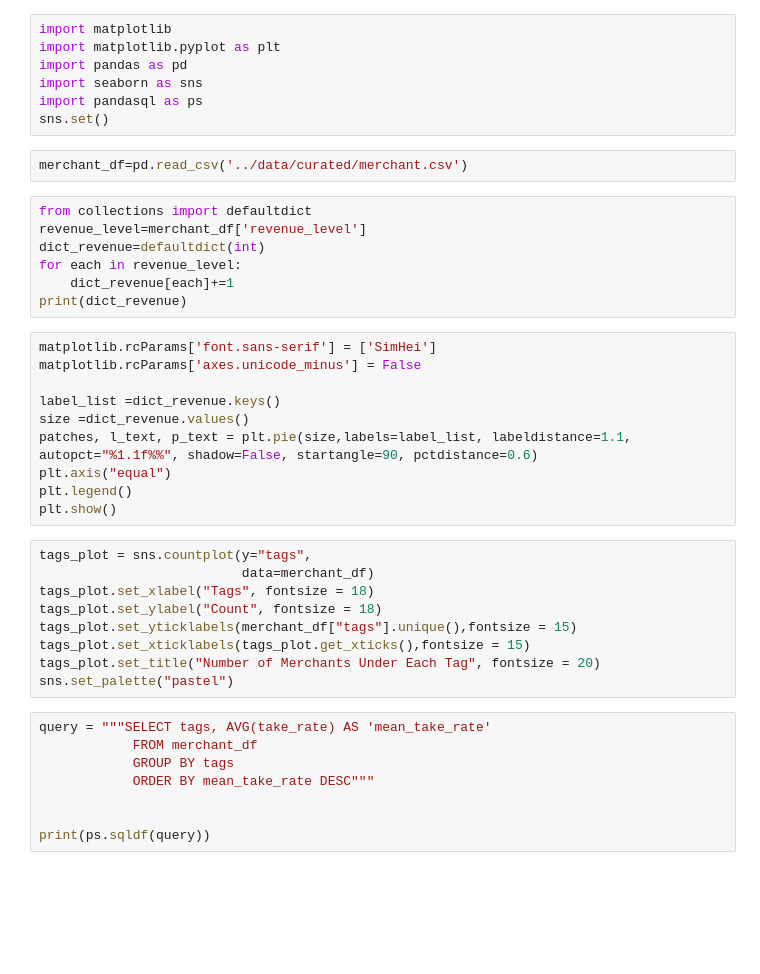
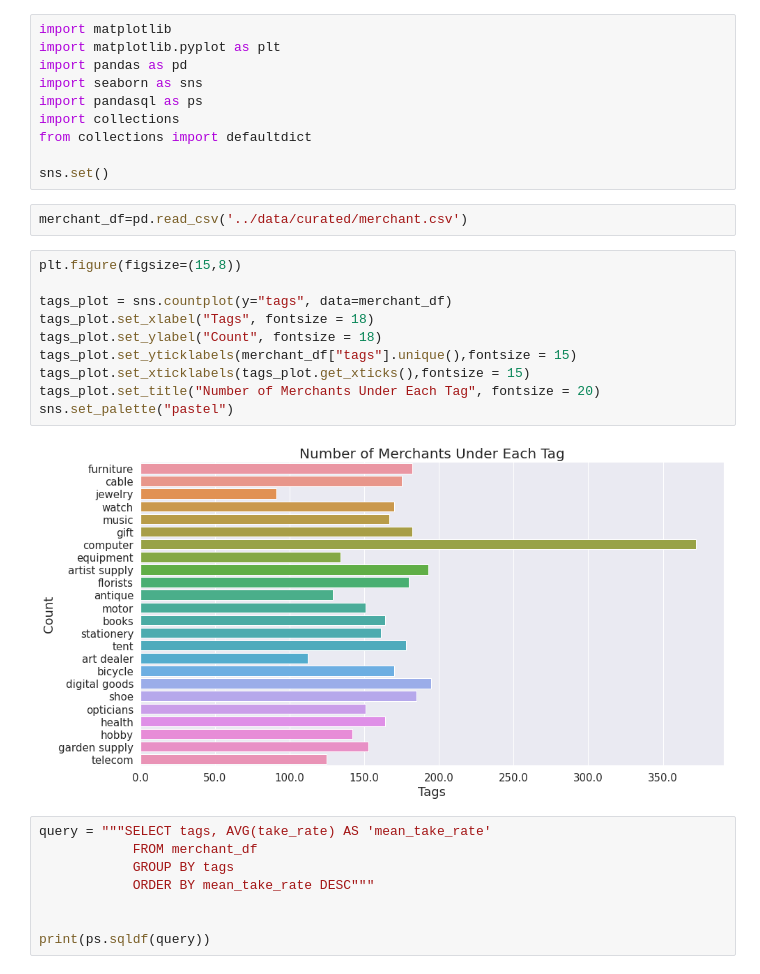
Before and after one commit to MAST30034-Applied-Data-Science/generic-buy-now-pay-later-project-group-14, a Jupyter notebook: notebooks/merchant_analysis.ipynb, the cells around one changed output. Drawn from its saved outputs; the diff is of its cells as text; blank space fills up the shorter version.

Commit message:
combine notebook, adjust figsize

```diff
--- a/notebooks/merchant_analysis.ipynb
+++ b/notebooks/merchant_analysis.ipynb
@@ -4,35 +4,24 @@ import matplotlib.pyplot as plt
 import pandas as pd
 import seaborn as sns
 import pandasql as ps
+import collections
+from collections import defaultdict
+
 sns.set()
 # %%
 merchant_df=pd.read_csv('../data/curated/merchant.csv')
-# %%
-from collections import defaultdict
-revenue_level=merchant_df['revenue_level']
-dict_revenue=defaultdict(int)
-for each in revenue_level:
-    dict_revenue[each]+=1
-print(dict_revenue)
-# %%
-matplotlib.rcParams['font.sans-serif'] = ['SimHei']
-matplotlib.rcParams['axes.unicode_minus'] = False
-
-label_list =dict_revenue.keys()
-size =dict_revenue.values()
-patches, l_text, p_text = plt.pie(size,labels=label_list, labeldistance=1.1, autopct="%1.1f%%", shadow=False, startangle=90, pctdistance=0.6)
-plt.axis("equal")
-plt.legend()
-plt.show()
 # %%
-tags_plot = sns.countplot(y="tags",
-                          data=merchant_df)
+plt.figure(figsize=(15,8))
+
+tags_plot = sns.countplot(y="tags", data=merchant_df)
 tags_plot.set_xlabel("Tags", fontsize = 18)
 tags_plot.set_ylabel("Count", fontsize = 18)
 tags_plot.set_yticklabels(merchant_df["tags"].unique(),fontsize = 15)
 tags_plot.set_xticklabels(tags_plot.get_xticks(),fontsize = 15)
 tags_plot.set_title("Number of Merchants Under Each Tag", fontsize = 20)
 sns.set_palette("pastel")
+# %% [output]
+[figure, added]
 # %%
 query = """SELECT tags, AVG(take_rate) AS 'mean_take_rate'
             FROM merchant_df
```
Also changed, not shown: parts of 7 cells of this notebook, 4 other files.
